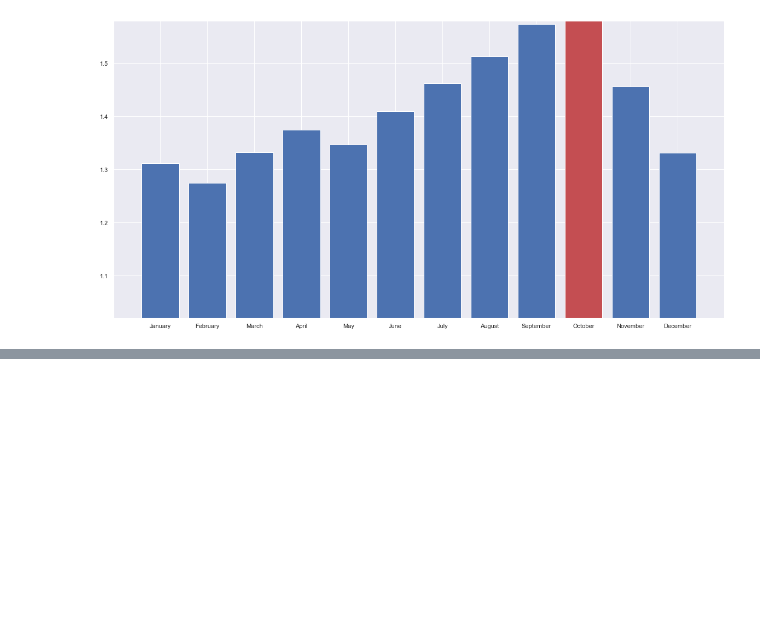
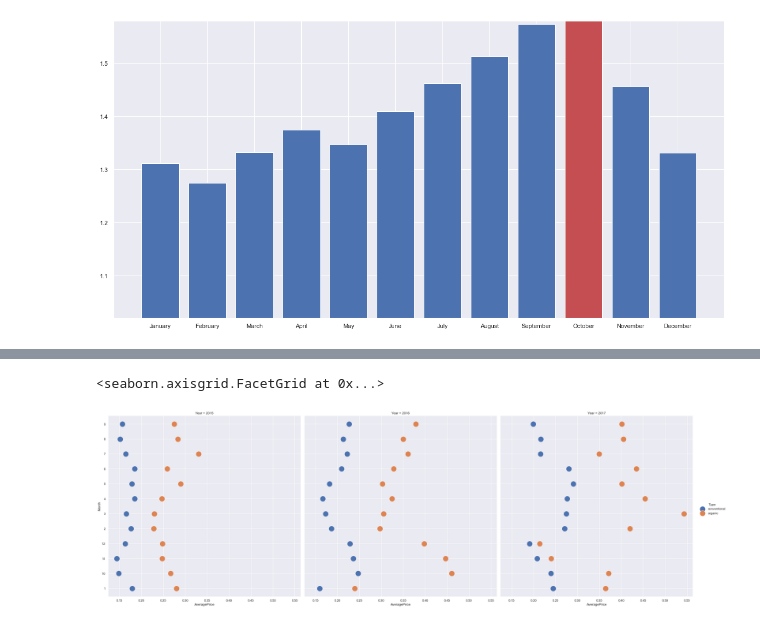
Before and after one commit to clone95/Prices-of-Avocados, a Jupyter notebook: EDA.ipynb, the cells around one changed output, grey strips where cells are left out. Cells and saved outputs as stored; diff of their text form; code cells hidden in the pictures; blank space fills up the shorter version.

```diff
--- a/EDA.ipynb
+++ b/EDA.ipynb
@@ -165,0 +177,13 @@ plt.ylim([min(grouped.AveragePrice)-0.2*min(grouped.AveragePrice), max(grouped.A
+# %%
+grouped_std = data.groupby(['Month', 'year', 'type']).agg(np.std, ddof=0)
+grouped_std['key'] = grouped_std.index
+grouped_std['Year'] = grouped_std.key.apply(lambda x: x[1])
+grouped_std['Month'] = grouped_std.key.apply(lambda x: x[0])
+grouped_std['Type'] = grouped_std.key.apply(lambda x: x[2])
+# %%
+g = sns.FacetGrid(grouped_std.query("Year != 2018"), col='Year', size=10, hue='Type')
+g.map(sns.scatterplot, "AveragePrice", "Month", s=400)
+g.add_legend()
+# %% [output]
+<seaborn.axisgrid.FacetGrid at 0x...>
+[figure, added]
```
Also changed, not shown: parts of 7 cells of this notebook.
